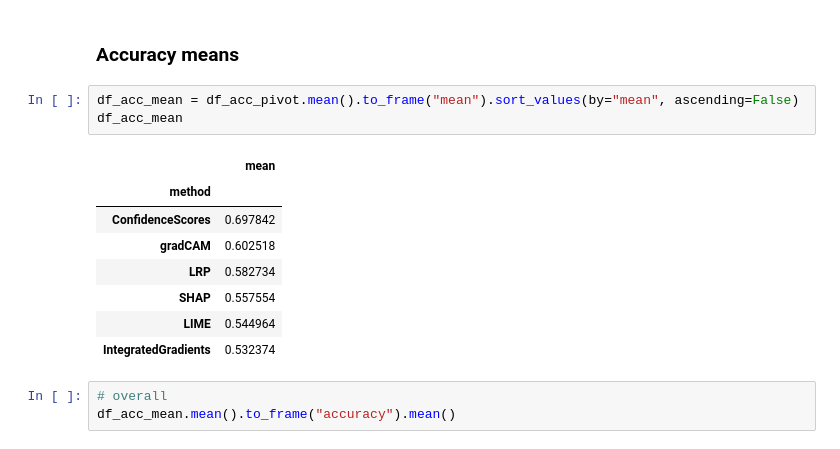
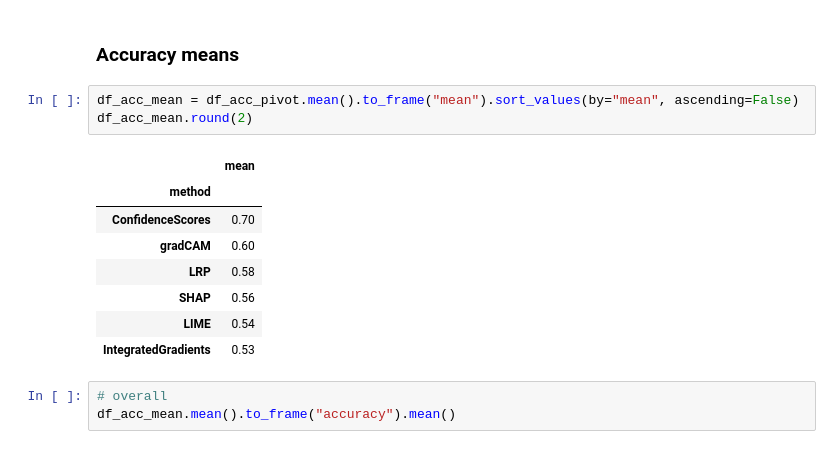
Before and after one commit to tlabarta/helpfulnessofxai, a Jupyter notebook: questionnaire_metrics_calculator.ipynb, the cells around one changed output. Cells and saved outputs as stored; diff of their text form.

```diff
--- a/questionnaire_metrics_calculator.ipynb
+++ b/questionnaire_metrics_calculator.ipynb
@@ -295,16 +317,16 @@ df_acc_conv = get_metric_convergence(df_acc)
 ### Accuracy means
 # %%
 df_acc_mean = df_acc_pivot.mean().to_frame("mean").sort_values(by="mean", ascending=False)
-df_acc_mean
+df_acc_mean.round(2)
 # %% [output]
 |  | mean |
 | method |  |
-| ConfidenceScores | 0.697842 |
-| gradCAM | 0.602518 |
-| LRP | 0.582734 |
-| SHAP | 0.557554 |
-| LIME | 0.544964 |
-| IntegratedGradients | 0.532374 |
+| ConfidenceScores | 0.70 |
+| gradCAM | 0.60 |
+| LRP | 0.58 |
+| SHAP | 0.56 |
+| LIME | 0.54 |
+| IntegratedGradients | 0.53 |
 # %%
 # overall
 df_acc_mean.mean().to_frame("accuracy").mean()
```
Also changed, not shown: parts of 6 cells of this notebook, 2 other files.
